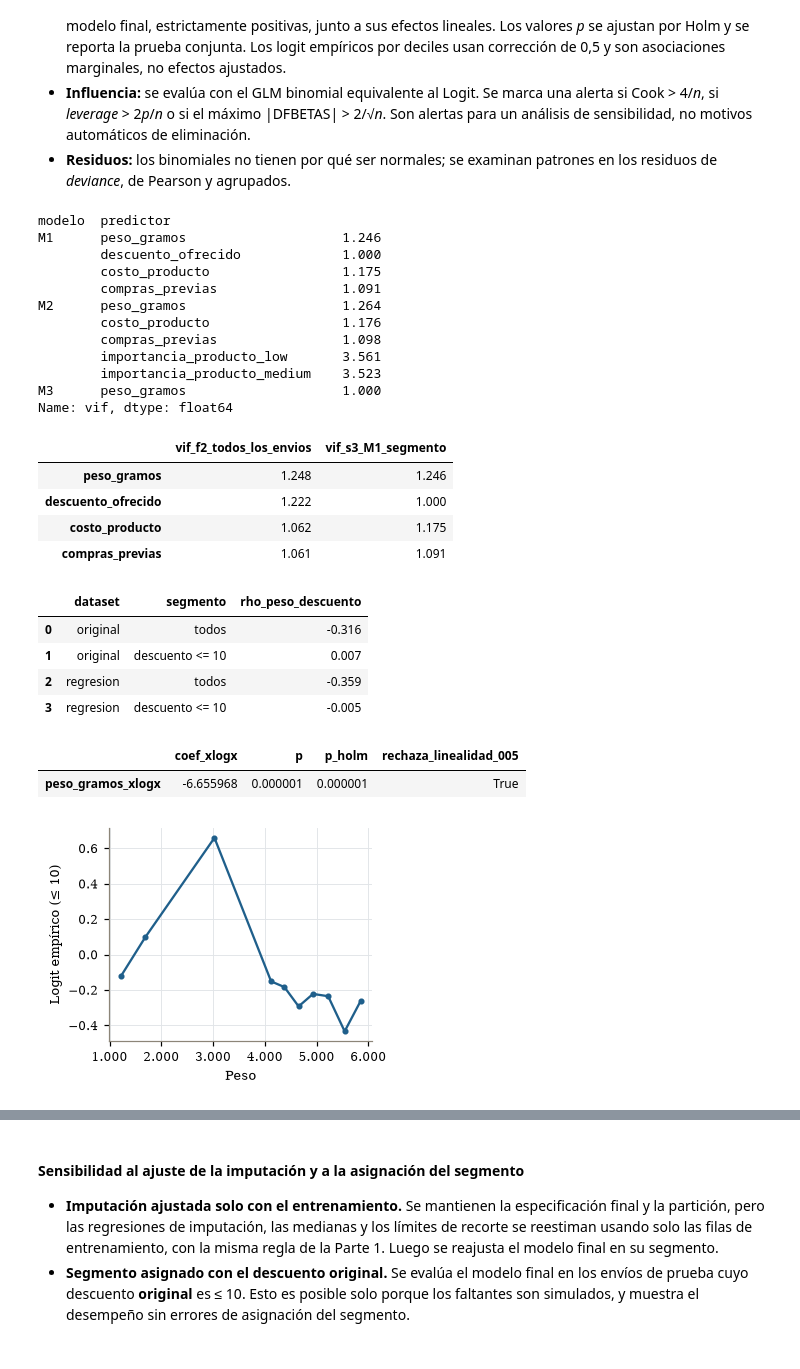
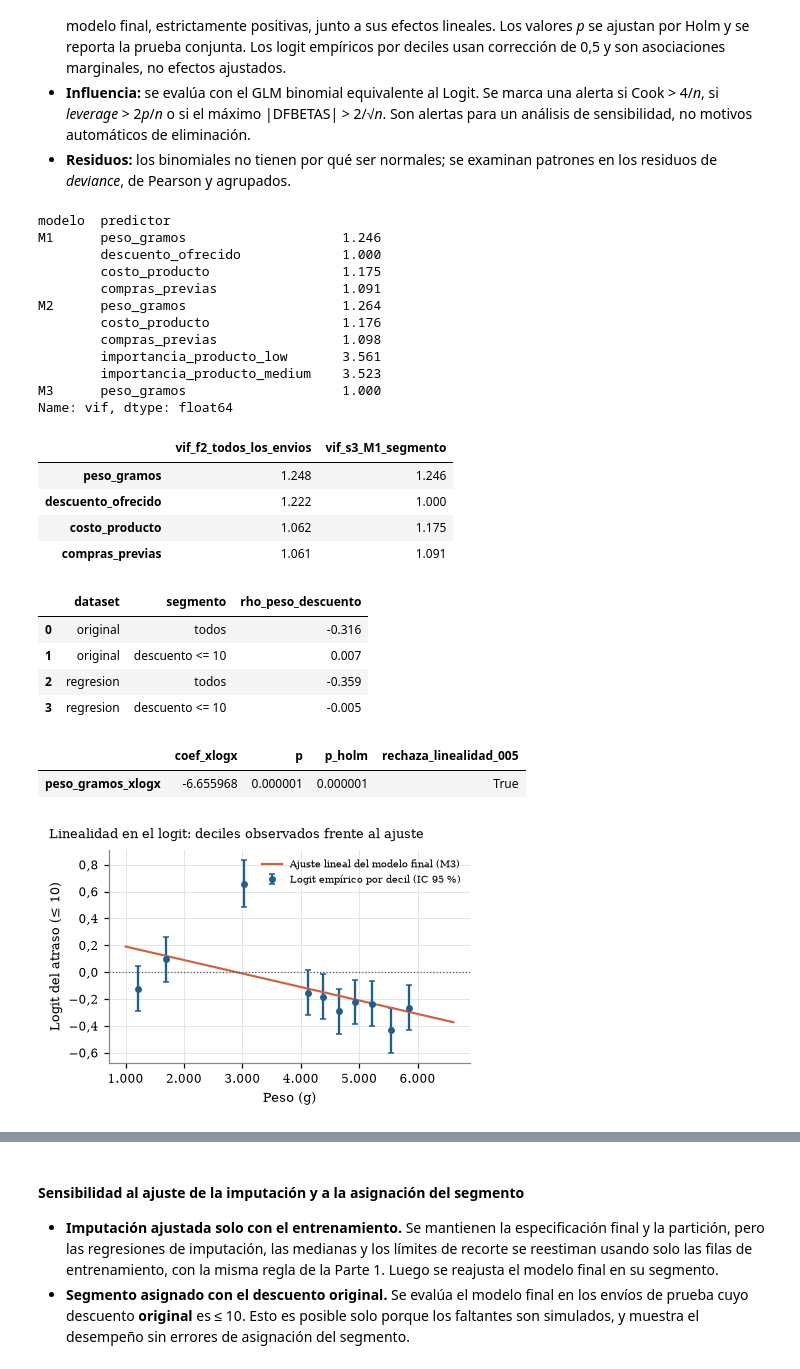
Before and after one commit to joserodriguezc/grupo_1_estadistica_computacional, a Jupyter notebook: sumativa_3/notebooks/sumativa_3_grupo1.ipynb, the cells around one changed output, grey strips where cells are left out. Saved outputs shown, nothing was run; the diff lists cells and outputs as text; code cells hidden in the pictures.

```diff
--- a/sumativa_3/notebooks/sumativa_3_grupo1.ipynb
+++ b/sumativa_3/notebooks/sumativa_3_grupo1.ipynb
@@ -516,21 +516,28 @@ Logit del indicador de faltante sobre importancia, bodega, modalidad y género:
 | descuento_ofrecido | 128.4281 | 9 | 0.0 | 0.0178 | 0.6519 | MAR: depende de lo observado, no ... |
 # %%
 # Figura: % de faltantes por categoría observada (línea punteada = 10 % global)
+NIVEL_ES = {'importancia_producto': {'low': 'Baja', 'medium': 'Media', 'high': 'Alta'},
+            'modalidad_envio': {'Flight': 'Avión', 'Road': 'Carretera', 'Ship': 'Barco'},
+            'genero': {'F': 'Fem.', 'M': 'Masc.'}}
+ORDEN_NIVELES = {c: (['low', 'medium', 'high'] if c == 'importancia_producto' else NIVELES[c]) for c in CATEGORICAS}
 fig, axes = plt.subplots(1, len(CATEGORICAS), figsize=(ANCHO, 2.6), sharey=True,
                          gridspec_kw={'width_ratios': [len(NIVELES[c]) for c in CATEGORICAS]})
 colores = dict(zip(VARS_FALTANTES, [AZUL, TERRA, VERDE, GRIS]))
 ancho = 0.8 / len(VARS_FALTANTES)
 for ax, c in zip(axes, CATEGORICAS):
-    tasas = MASCARA.groupby(df[c].astype(str)).mean().reindex(NIVELES[c]) * 100
-    x = np.arange(len(NIVELES[c]))
+    niveles = ORDEN_NIVELES[c]
+    tasas = MASCARA.groupby(df[c].astype(str)).mean().reindex(niveles) * 100
+    x = np.arange(len(niveles))
     for k, v in enumerate(VARS_FALTANTES):
         ax.bar(x + (k - 1.5) * ancho, tasas[v], ancho, color=colores[v], label=ETIQ[v])
-    ax.axhline(TASA_FALTANTES * 100, color='black', ls=':', lw=0.8)
-    ax.set_xticks(x, NIVELES[c])
+    ax.axhline(TASA_FALTANTES * 100, color='black', ls=':', lw=0.9)
+    ax.set_xticks(x, [NIVEL_ES.get(c, {}).get(n, n) for n in niveles], fontsize=6.5)
     ax.set_title(ETIQ[c])
 axes[0].set_ylabel('% de faltantes')
 axes[0].yaxis.set_major_formatter(FuncFormatter(lambda y, _: num(y)))
-fig.legend(*axes[0].get_legend_handles_labels(), loc='outside lower center', ncol=4)
+handles, labels = axes[0].get_legend_handles_labels()
+fig.legend(handles + [Line2D([], [], color='black', ls=':', lw=0.9)], labels + ['Tasa global (10 %)'],
+           loc='outside lower center', ncol=5, fontsize=7.5)
 fig.suptitle('Faltantes simulados por categoría: la tasa depende de lo observado (MAR)', x=0.01, ha='left', fontsize=9)
 guardar('fig_2_1_patron_faltantes', fig)
 # %% [output]
@@ -690,6 +697,9 @@ for k, v in enumerate(VARS_FALTANTES):
     ax.scatter(osm, osr, s=2, color=AZUL, rasterized=True)
     ax.plot([-4, 4], [-4, 4], color='black', lw=0.8)
     ax.set_xlabel('Cuantil normal')
+    for eje in (axes[0, k].xaxis, axes[0, k].yaxis, ax.xaxis, ax.yaxis):
+        eje.set_major_locator(plt.MaxNLocator(3 if eje is axes[0, k].xaxis else 4))
+        eje.set_major_formatter(FuncFormatter(lambda x, _: num(x, 1).rstrip('0').rstrip(',')))
 axes[0, 0].set_ylabel('Residuo')
 axes[1, 0].set_ylabel('Residuo estandarizado')
 fig.suptitle('Supuestos de las regresiones de imputación', x=0.01, ha='left', fontsize=9)
@@ -1503,43 +1532,54 @@ pd.DataFrame([{'lr': 2 * (modelo_bt.llf - modelo_final_s3.llf), 'gl': len(termin
                'p': p_lr_s3(modelo_bt, modelo_final_s3)}]).to_csv(TABLAS / 'modelos_box_tidwell_conjunto.csv', index=False)
 display(vifs_s3.round(3)); display(vif_comparado.round(3)); display(correlacion_s3.round(3)); display(bt_s3)
 variables_logit = spec_final_s3['numericas'] or NUM_S3
-fig, axes = plt.subplots(1, len(variables_logit), figsize=(ANCHO if len(variables_logit) > 1 else ANCHO / 2, 2.4), squeeze=False)
+fig, axes = plt.subplots(1, len(variables_logit), figsize=(ANCHO if len(variables_logit) > 1 else ANCHO * 0.62, 2.6), squeeze=False)
 logit_filas = []
 for ax, v in zip(axes[0], variables_logit):
     tmp = pd.DataFrame({'x': train_s3[v], 'y': y_train_s3})
     grupos = tmp.groupby(pd.qcut(tmp.x, 10, duplicates='drop'), observed=True).agg(x=('x', 'mean'), n=('y', 'size'), atrasos=('y', 'sum'))
     grupos['logit'] = np.log((grupos.atrasos + .5) / (grupos.n - grupos.atrasos + .5))
-    ax.plot(grupos.x, grupos.logit, 'o-', color=AZUL, ms=3); ax.set(xlabel=ETIQ[v], ylabel='Logit empírico (≤ 10)')
+    grupos['ee'] = np.sqrt(1 / (grupos.atrasos + .5) + 1 / (grupos.n - grupos.atrasos + .5))
+    ax.errorbar(grupos.x, grupos.logit, yerr=1.96 * grupos.ee, fmt='o', color=AZUL, ms=3.5, capsize=2, label='Logit empírico por decil (IC 95 %)')
+    if len(spec_final_s3['numericas']) == 1 and not spec_final_s3['categoricas']:   # recta ajustada del modelo final
+        rejilla = np.linspace(train_s3[v].min(), train_s3[v].max(), 200)
+        z = (rejilla - train_s3[v].mean()) / train_s3[v].std(ddof=1)
+        ax.plot(rejilla, modelo_final_s3.params['const'] + modelo_final_s3.params[v] * z, color=TERRA, lw=1.4,
+                label=f'Ajuste lineal del modelo final ({MODELO_FINAL})')
+    ax.axhline(0, color=GRIS, ls=':', lw=0.8)
+    ax.set(xlabel=f'{ETIQ[v]} (g)' if v == 'peso_gramos' else ETIQ[v], ylabel='Logit del atraso (≤ 10)')
     ax.xaxis.set_major_formatter(FuncFormatter(lambda x, _: num(x)))
+    ax.yaxis.set_major_formatter(FuncFormatter(lambda x, _: num(x, 1)))
+    ax.legend(fontsize=6.5, loc='upper right')
     logit_filas.append(grupos.assign(variable=v).reset_index(drop=True))
 pd.concat(logit_filas).to_csv(TABLAS / 'modelos_logit_empirico.csv', index=False)
+fig.suptitle('Linealidad en el logit: deciles observados frente al ajuste', x=0.01, ha='left', fontsize=8.5)
 guardar('fig_3_5_logit_empirico', fig)
 # %% [output]
 modelo  predictor
 M1      peso_gramos                    1.246
         descuento_ofrecido             1.000
         costo_producto                 1.175
         compras_previas                1.091
 M2      peso_gramos                    1.264
         costo_producto                 1.176
         compras_previas                1.098
         importancia_producto_low       3.561
         importancia_producto_medium    3.523
 M3      peso_gramos                    1.000
 Name: vif, dtype: float64
 |  | vif_f2_todos_los_envios | vif_s3_M1_segmento |
 | peso_gramos | 1.248 | 1.246 |
 | descuento_ofrecido | 1.222 | 1.000 |
 | costo_producto | 1.062 | 1.175 |
 | compras_previas | 1.061 | 1.091 |
 |  | dataset | segmento | rho_peso_descuento |
 | 0 | original | todos | -0.316 |
 | 1 | original | descuento <= 10 | 0.007 |
 | 2 | regresion | todos | -0.359 |
 | 3 | regresion | descuento <= 10 | -0.005 |
 |  | coef_xlogx | p | p_holm | rechaza_linealidad_005 |
 | peso_gramos_xlogx | -6.655968 | 0.000001 | 0.000001 | True |
-[figure, old version]
+[figure, new version]
 # %%
 glm_s3 = sm.GLM(y_train_s3, X_final_s3, family=sm.families.Binomial()).fit()
 assert np.allclose(glm_s3.params, modelo_final_s3.params, atol=1e-6)
```
Also changed, not shown: parts of 6 cells of this notebook, 17 other files.
